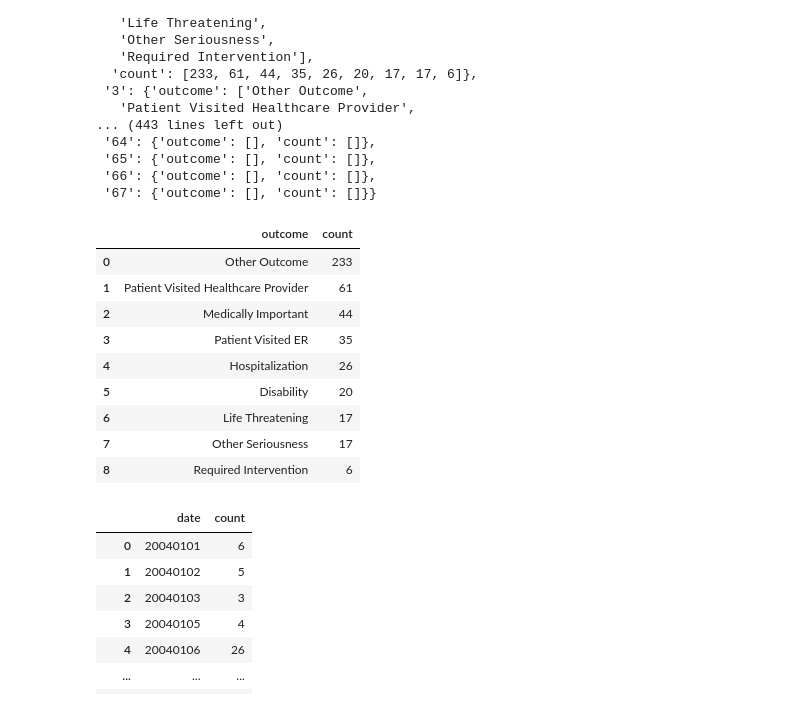
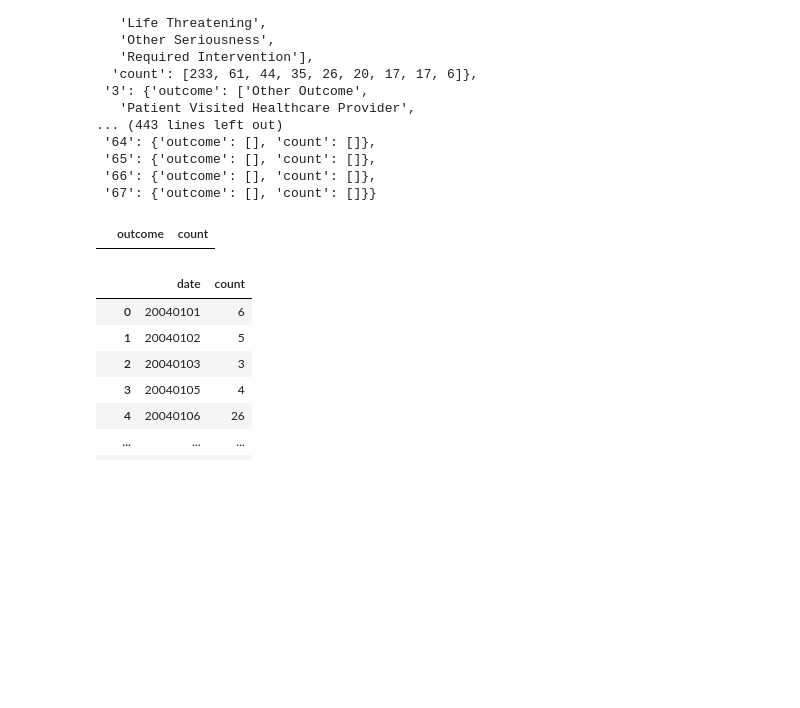
Before and after one commit to rooplaxmidesai/FDA_food, a Jupyter notebook: Mary_Lynn_Test_01.ipynb, the cells around one changed output. Saved outputs shown, nothing was run; the diff lists cells and outputs as text; code cells hidden in the pictures; blank space fills up the shorter version.

```diff
--- a/Mary_Lynn_Test_01.ipynb
+++ b/Mary_Lynn_Test_01.ipynb
@@ -460,22 +497,14 @@ industry_outcome_dict
 # %%
 # !! COPIED TO PROJECT NOTEBOOK
 
 for key in dict.keys(industry_outcome_dict):
     ind_outcome_temp= industry_outcome_dict.get(key,0)
     locals()['df_outcome_{0}'.format(key)] = pd.DataFrame.from_dict(ind_outcome_temp)
 
-df_outcome_2 # <-- test print
+df_outcome_56
+# <-- test print
 # %% [output]
 |  | outcome | count |
-| 0 | Other Outcome | 233 |
-| 1 | Patient Visited Healthcare Provider | 61 |
-| 2 | Medically Important | 44 |
-| 3 | Patient Visited ER | 35 |
-| 4 | Hospitalization | 26 |
-| 5 | Disability | 20 |
-| 6 | Life Threatening | 17 |
-| 7 | Other Seriousness | 17 |
-| 8 | Required Intervention | 6 |
 # %%
 # !! COPIED TO PROJECT NOTEBOOK
 
```
Also changed, not shown: parts of 10 cells of this notebook.
